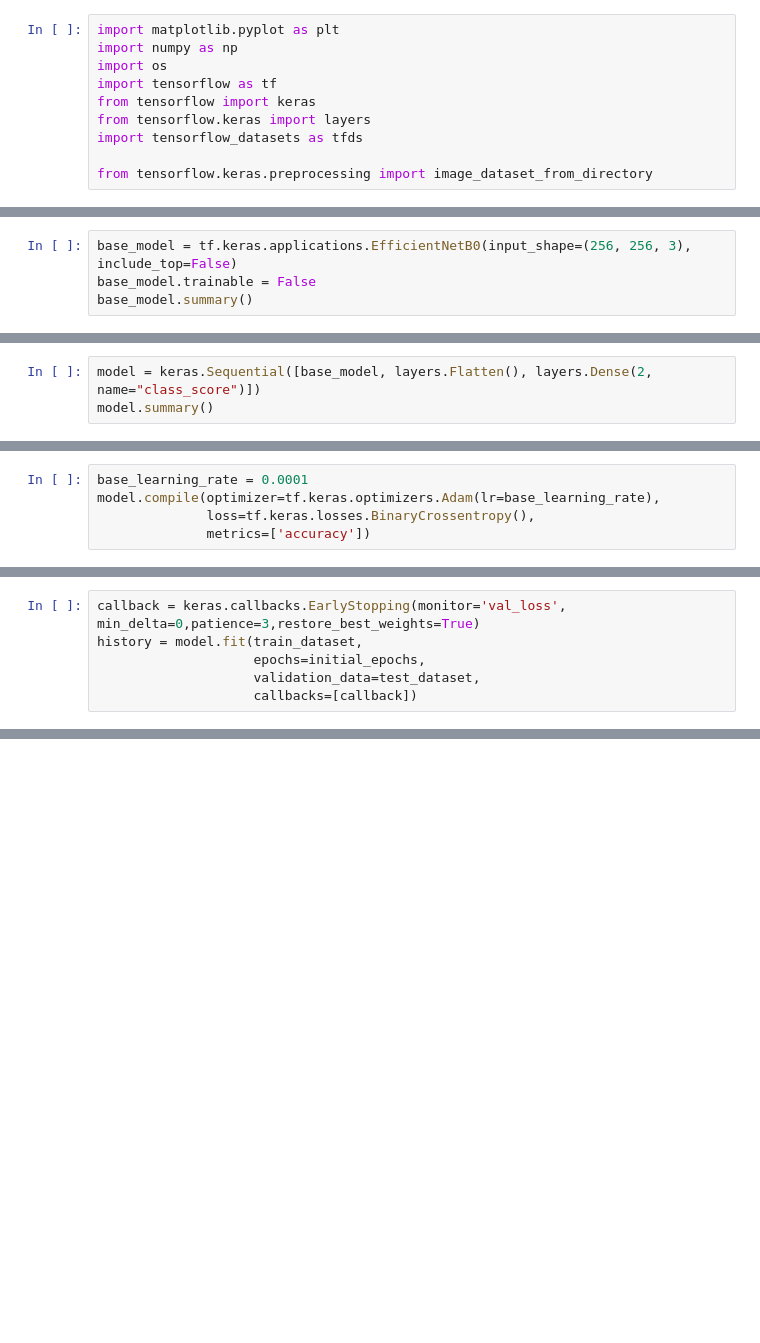
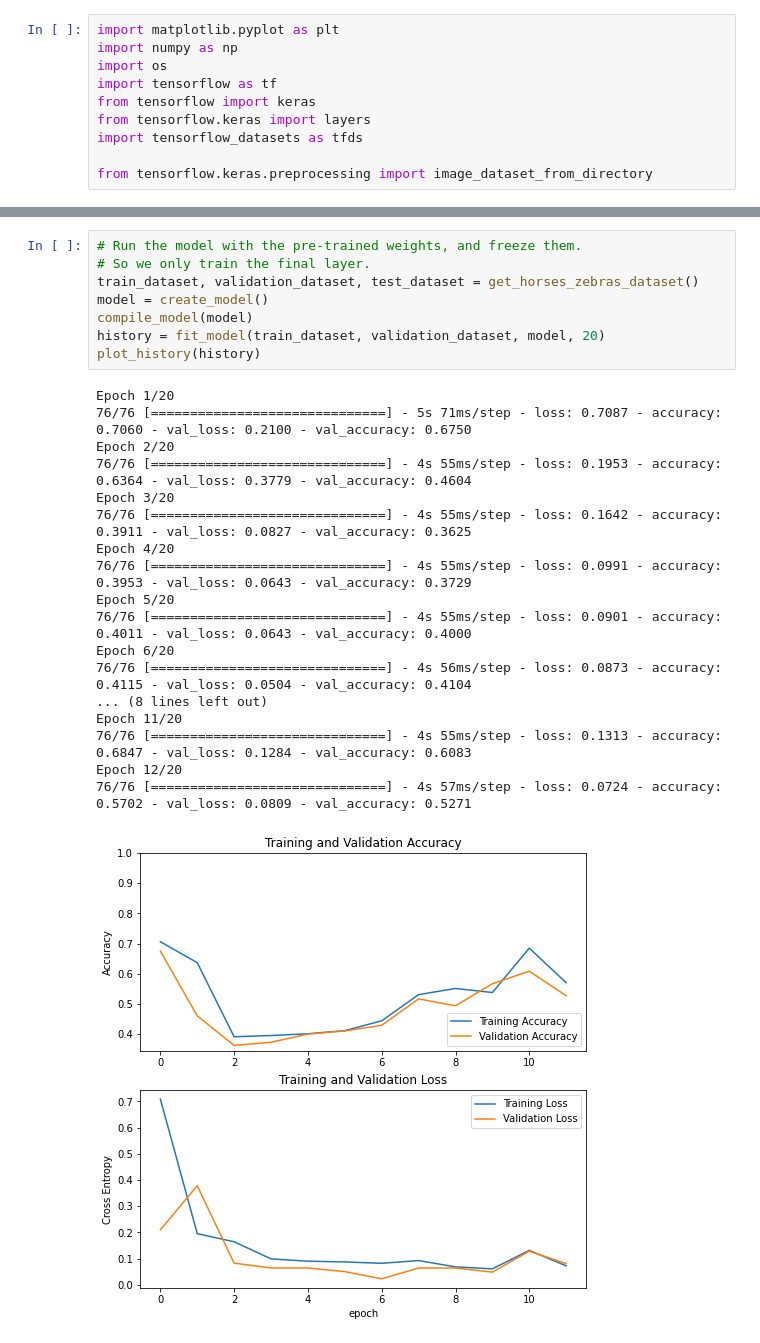
Before and after one commit to markustoivonen/AIHealthTech2020, a Jupyter notebook: exercises/ex7_1.ipynb, the cells around one changed output, grey strips where cells are left out. Drawn from its saved outputs; the diff is of its cells as text; blank space fills up the shorter version.

```diff
--- a/exercises/ex7_1.ipynb
+++ b/exercises/ex7_1.ipynb
@@ -84,4 +67,0 @@ for images, labels in train_dataset.take(1):
-# %%
-base_model = tf.keras.applications.EfficientNetB0(input_shape=(256, 256, 3), include_top=False)
-base_model.trainable = False
-base_model.summary()
@@ -112,3 +67,0 @@ print(feature_batch.shape)
-# %%
-model = keras.Sequential([base_model, layers.Flatten(), layers.Dense(2, name="class_score")])
-model.summary()
@@ -130,5 +67,0 @@ _________________________________________________________________
-# %%
-base_learning_rate = 0.0001
-model.compile(optimizer=tf.keras.optimizers.Adam(lr=base_learning_rate),
-              loss=tf.keras.losses.BinaryCrossentropy(),
-              metrics=['accuracy'])
@@ -147,6 +67,0 @@ initial accuracy: 0.32
-# %%
-callback = keras.callbacks.EarlyStopping(monitor='val_loss', min_delta=0,patience=3,restore_best_weights=True)
-history = model.fit(train_dataset,
-                    epochs=initial_epochs,
-                    validation_data=test_dataset,
-                    callbacks=[callback])
@@ -267,0 +109,27 @@ plt.show()
+# %%
+# Run the model with the pre-trained weights, and freeze them.
+# So we only train the final layer.
+train_dataset, validation_dataset, test_dataset = get_horses_zebras_dataset()
+model = create_model()
+compile_model(model)
+history = fit_model(train_dataset, validation_dataset, model, 20)
+plot_history(history)
+# %% [output]
+Epoch 1/20
+76/76 [==============================] - 5s 71ms/step - loss: 0.7087 - accuracy: 0.7060 - val_loss: 0.2100 - val_accuracy: 0.6750
+Epoch 2/20
+76/76 [==============================] - 4s 55ms/step - loss: 0.1953 - accuracy: 0.6364 - val_loss: 0.3779 - val_accuracy: 0.4604
+Epoch 3/20
+76/76 [==============================] - 4s 55ms/step - loss: 0.1642 - accuracy: 0.3911 - val_loss: 0.0827 - val_accuracy: 0.3625
+Epoch 4/20
+76/76 [==============================] - 4s 55ms/step - loss: 0.0991 - accuracy: 0.3953 - val_loss: 0.0643 - val_accuracy: 0.3729
+Epoch 5/20
+76/76 [==============================] - 4s 55ms/step - loss: 0.0901 - accuracy: 0.4011 - val_loss: 0.0643 - val_accuracy: 0.4000
+Epoch 6/20
+76/76 [==============================] - 4s 56ms/step - loss: 0.0873 - accuracy: 0.4115 - val_loss: 0.0504 - val_accuracy: 0.4104
+... (8 lines left out)
+Epoch 11/20
+76/76 [==============================] - 4s 55ms/step - loss: 0.1313 - accuracy: 0.6847 - val_loss: 0.1284 - val_accuracy: 0.6083
+Epoch 12/20
+76/76 [==============================] - 4s 57ms/step - loss: 0.0724 - accuracy: 0.5702 - val_loss: 0.0809 - val_accuracy: 0.5271
+[figure, added]
```
Also changed, not shown: parts of 20 cells of this notebook.
